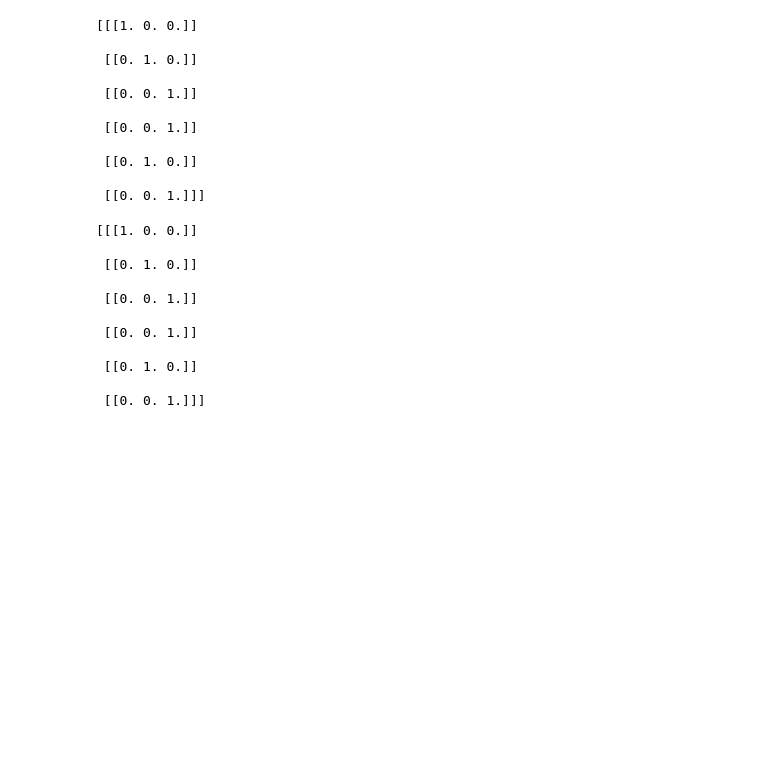
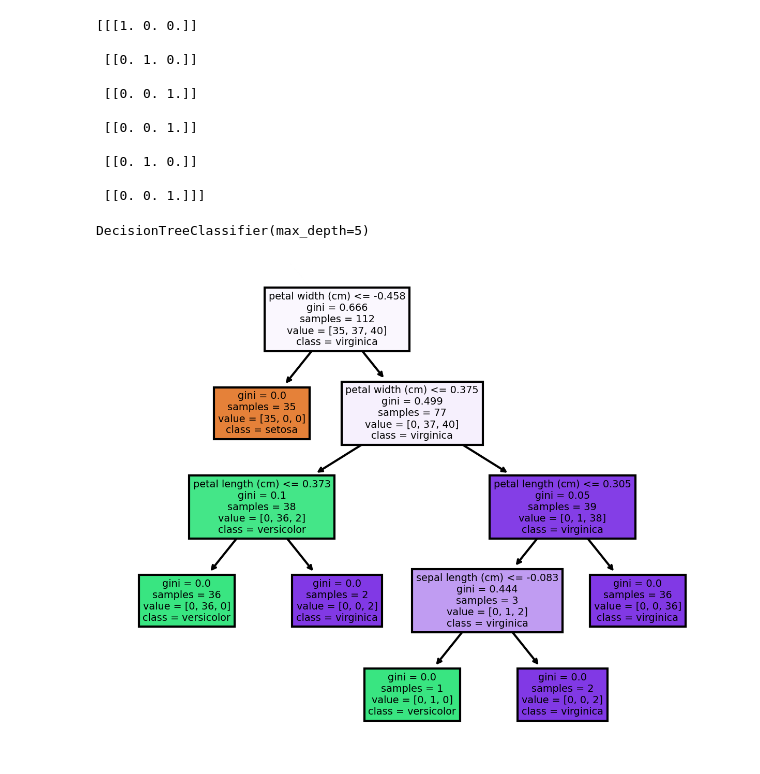
Before and after one commit to assiakhateeb/PPML_lab, a Jupyter notebook: part B/Part_B.ipynb, the cells around one changed output. Saved outputs shown, nothing was run; the diff lists cells and outputs as text; code cells hidden in the pictures; blank space fills up the shorter version.

```diff
--- a/part B/Part_B.ipynb
+++ b/part B/Part_B.ipynb
@@ -290,16 +268,20 @@ class T:
     leaf_value = ohe
 
 mytree = T()
-print(mytree.leaf_value)
+# print(mytree.leaf_value)
+mytree.tree.fit(X_train,Y_train)
 # %% [output]
-[[[1. 0. 0.]]
-
- [[0. 1. 0.]]
-
- [[0. 0. 1.]]
-
- [[0. 0. 1.]]
-
- [[0. 1. 0.]]
-
- [[0. 0. 1.]]]
+DecisionTreeClassifier(max_depth=5)
+# %%
+fn=['sepal length (cm)','sepal width (cm)','petal length (cm)','petal width (cm)']
+cn=['setosa', 'versicolor', 'virginica']
+
+# Setting dpi = 300 to make image clearer than default
+fig, axes = plt.subplots(nrows = 1,ncols = 1,figsize = (5,4), dpi=300)
+
+tree.plot_tree(mytree.tree,
+           feature_names = fn,
+           class_names=cn,
+           filled = True);
+# %% [output]
+[figure, added]
```
Also changed, not shown: parts of 15 cells of this notebook.
